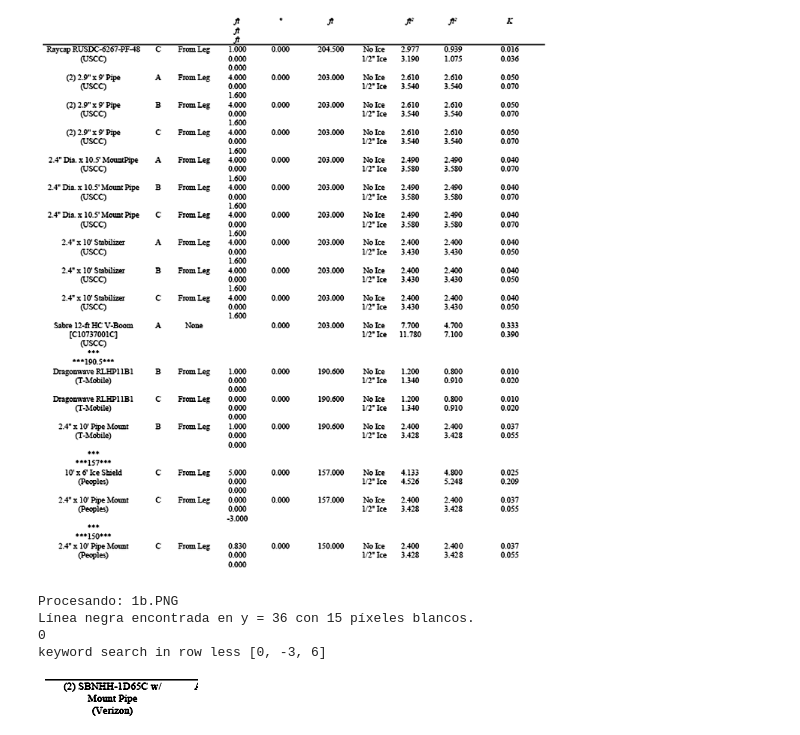
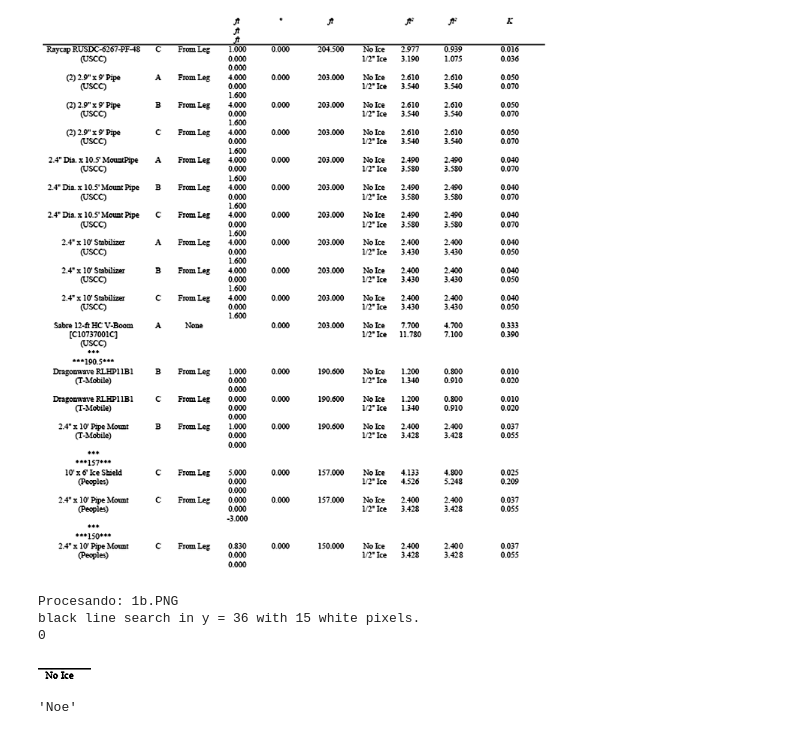
Before and after one commit to Juan1401123/FlyCowOCRD, a Jupyter notebook: test.ipynb, the cells around one changed output. Saved outputs shown, nothing was run; the diff lists cells and outputs as text; code cells hidden in the pictures.

```diff
--- a/test.ipynb
+++ b/test.ipynb
@@ -208,0 +330,2 @@ KeyboardInterrupt:
+# %%
+reader = easyocr.Reader(['en'])
@@ -209 +841,16 @@ KeyboardInterrupt:
+# %%
+allrow=[]
+PROMPT_EXTRACCION_FILA = """
+Extract all text and numbers from this image.
+The image contains a single tabular data entry. I need you to identify and extract the content of 10 distinct vertical columns, processing from left to right.
+
+For each of the 10 columns:
+1. Identify the "vertical space" occupied by that column.
+2. Collect *all* text and numbers within that visual space, regardless of whether the text spans one or more lines within the column.
+3. Preserve internal line breaks and spacing (such as indentation) within the extracted text of each column.
+4. If a column is visually empty, return it as an empty string.
+
+Separate the content of each extracted column using a triple pipe delimiter '|||'.
+Responds only with the formatted text string (the contents of the 10 columns separated by '|||'), without any additional text, headers, or explanations.
+"""
 # %%
@@ -320,12 +1018,12 @@ for filename in os.listdir(inputimg)[:1]:
 
 
     column_boundaries = find_column_boundaries(openimg)
-    row_size=38
+    row_size=13
     row_less=[0,-3,6]
     pivotcolum=imgtpocr.crop((column_boundaries[5][0]-5, 0, column_boundaries[5][1]+15, openimg.height))
     for x in range(1):
          width, height = pivotcolum.size
-         n_round=math.floor(height/(row_size-2))
+         n_round=math.floor(height/(row_size+1.5))
          print(row_less[x])
          for e in range(n_round)[:1]:
 
@@ -333,19 +1031,19 @@ for filename in os.listdir(inputimg)[:1]:
              bottom = top + row_size
              row_pivotcolum = pivotcolum.crop((0, top+row_less[x], width, bottom+row_less[x]))
              keyword=pytesseract.image_to_string(row_pivotcolum.resize((row_pivotcolum.width * 8, row_pivotcolum.height * 8), Image.LANCZOS), config = r'--psm 6 --oem 3 -l eng -c tessedit_char_whitelist=No1/2"eIc,').strip().replace('\n',',')
-             if keyword in listpivot:
-                  print('keyword search in row less '+ str(row_less))
-                  for i, (x0, x1) in enumerate(column_boundaries[:1]):
-                    if x0+10 < x1 and i==1:
-                     col_crop = imgtpocr.crop((x0-38, 0, x1+15, openimg.height))
-                    elif x0+10 < x1 and i==0:
-                      col_crop = imgtpocr.crop((x0-x0, 0, x1+30, openimg.height))
-                    elif x0+10 < x1:
-                     col_crop = imgtpocr.crop((x0-5, 0, x1+15, openimg.height))
-                    width, height = col_crop.size
+            #  if keyword in listpivot:
+            #       print('keyword search in row less '+ str(row_less))
+            #       for i, (x0, x1) in enumerate(column_boundaries[:1]):
+            #         if x0+10 < x1 and i==1:
+            #          col_crop = imgtpocr.crop((x0-38, 0, x1+15, openimg.height))
+            #         elif x0+10 < x1 and i==0:
+            #           col_crop = imgtpocr.crop((x0-x0, 0, x1+30, openimg.height))
+            #         elif x0+10 < x1:
+            #          col_crop = imgtpocr.crop((x0-5, 0, x1+15, openimg.height))
+            #         width, height = col_crop.size
 
 
-                    row_crop = col_crop.crop((0, top+row_less[x], width, bottom+row_less[x]))
+            #         row_crop = col_crop.crop((0, top+row_less[x], width, bottom+row_less[x]))
         #                if i==0:
         #                   element1 = pytesseract.image_to_string(row_crop.resize((row_crop.width * 10, row_crop.height * 10), Image.LANCZOS), config=r'--psm 6 --oem 3 -l eng').strip().replace('\n',',')
         #                   e1.append(element1)
@@ -376,13 +1074,16 @@ for filename in os.listdir(inputimg)[:1]:
         #             print('Spin '+ str(x), 'column '+ str(i), 'page '+ str(filename), 'row less: '+ str(row_less))
 # %% [output]
 Procesando: 1b.PNG
-Línea negra encontrada en y = 36 con 15 píxeles blancos.
+black line search in y = 36 with 15 white pixels.
 0
-keyword search in row less [0, -3, 6]
 # %%
-row_crop
+row_pivotcolum
 # %% [output]
-[figure, old version]
+[figure, new version]
+# %%
+keyword
+# %% [output]
+'Noe'
 # %%
 sample=({
   'column1':e1,
```
Also changed, not shown: parts of 33 cells of this notebook, 2 other files.
